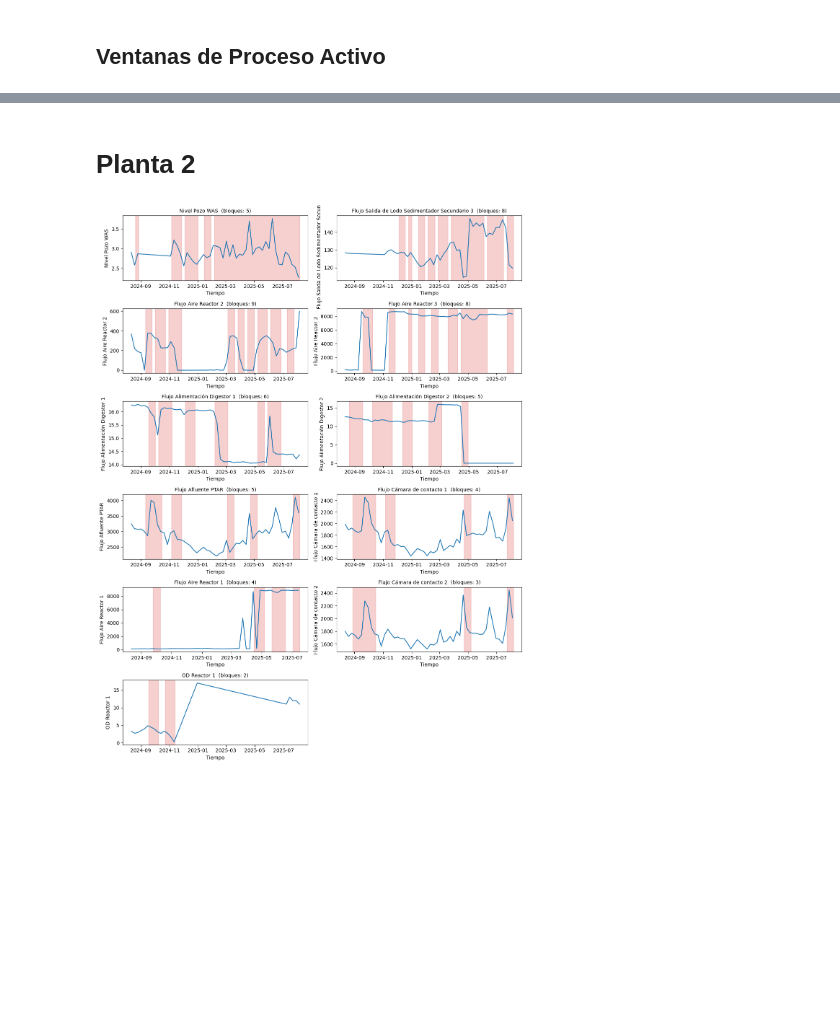
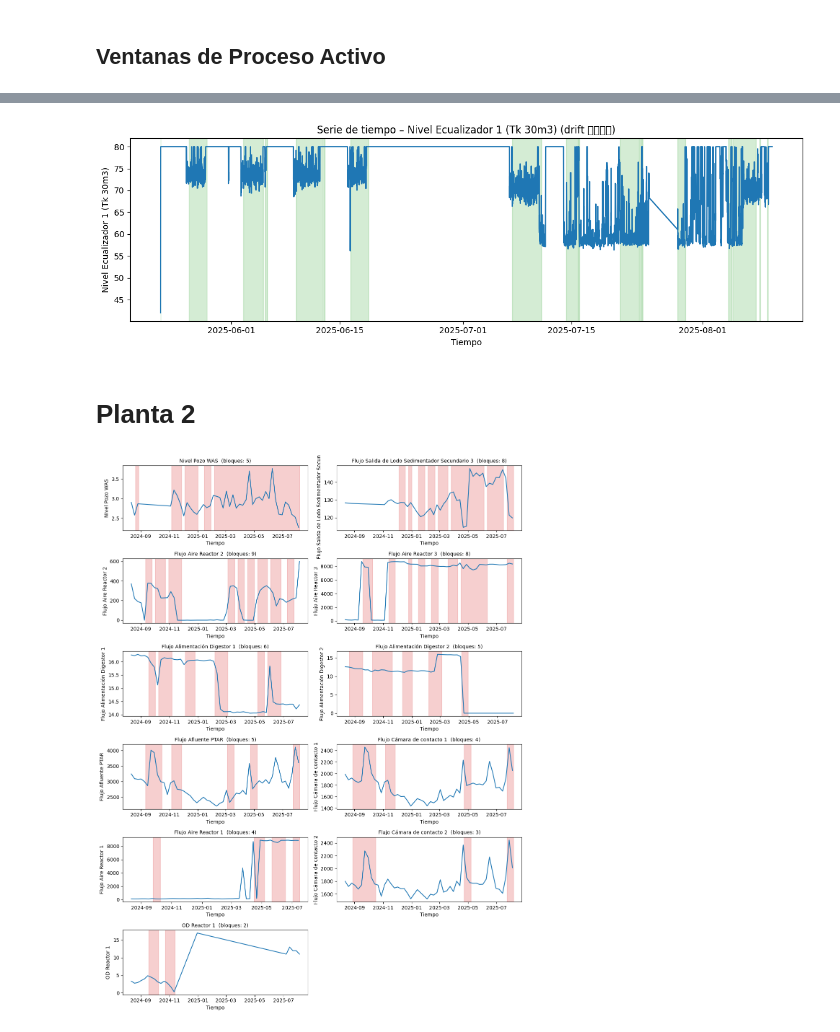
Before and after one commit to fchiapped/Proyecto-Grado, a Jupyter notebook: Analisis/drift.ipynb, the cells around one changed output, grey strips where cells are left out. Cells and saved outputs as stored; diff of their text form; code cells hidden in the pictures; blank space fills up the shorter version.

```diff
--- a/Analisis/drift.ipynb
+++ b/Analisis/drift.ipynb
@@ -97,3 +79,42 @@ for col in [
+# %%
+def blocks_from_flag(df, flag_col="planta1_activa", fecha_col="date_time"):
+    df = df.copy()
+    df[fecha_col] = pd.to_datetime(df[fecha_col])
+    df = df.sort_values(fecha_col)
+
+    blocks = []
+    in_block = False
+    start = None
+
+    for t, f in zip(df[fecha_col], df[flag_col]):
+        if f and not in_block:
+            # comienza bloque
+            in_block = True
+            start = t
+        elif not f and in_block:
+            # termina bloque
+            in_block = False
+            blocks.append((start, t))
+            start = None
+
+    if in_block:
+        blocks.append((start, df[fecha_col].iloc[-1]))
+
+    return blocks
+# %%
+blocks = blocks_from_flag(df_planta_1, flag_col="planta1_activa", fecha_col="date_time")
+
+plot_raw_with_drift(
+    df_planta_1,
+    fecha_col="date_time",
+    var="Nivel Ecualizador 1 (Tk 30m3)",
+    blocks=blocks,
+    resample="15min",   # o None
+    color="tab:green",
+    alpha=0.2
+)
+# %% [output]
+[figure, added]
 # %% [markdown]
 # Planta 2
 # %%
```
Also changed, not shown: parts of 8 cells of this notebook, 5 other files.
